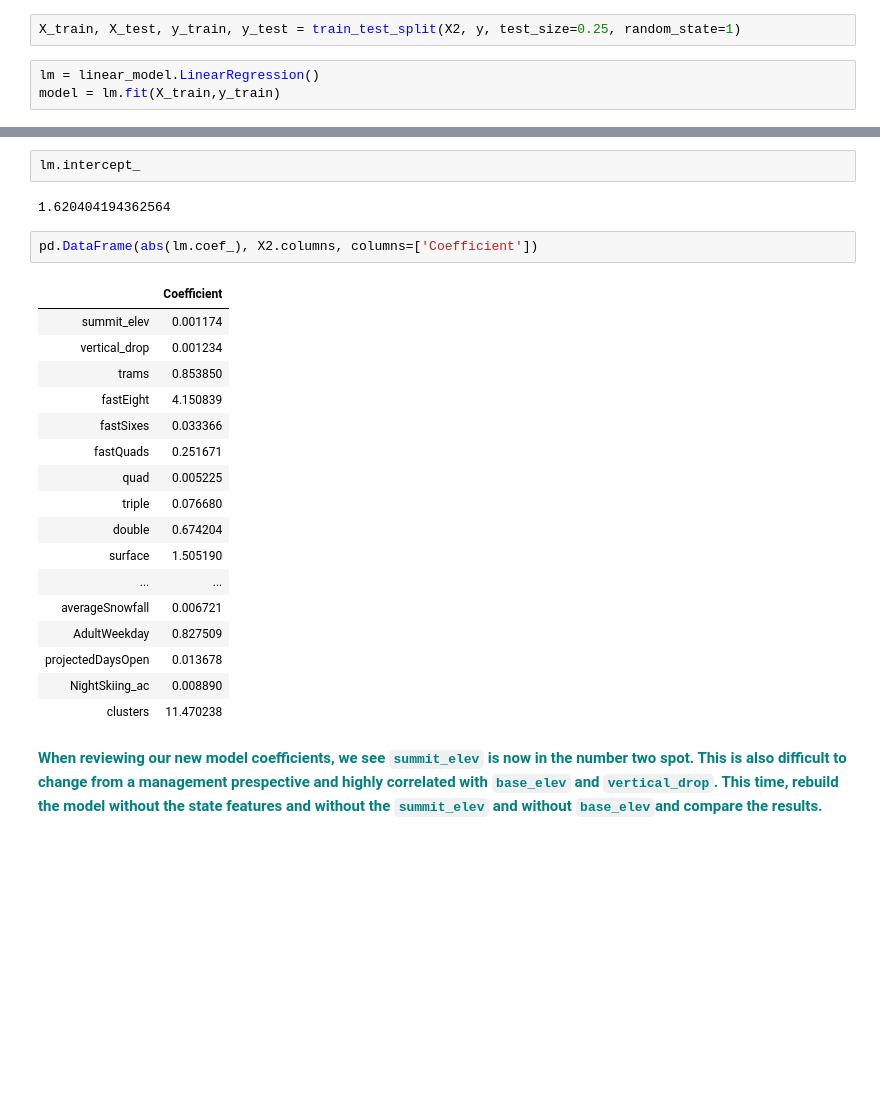
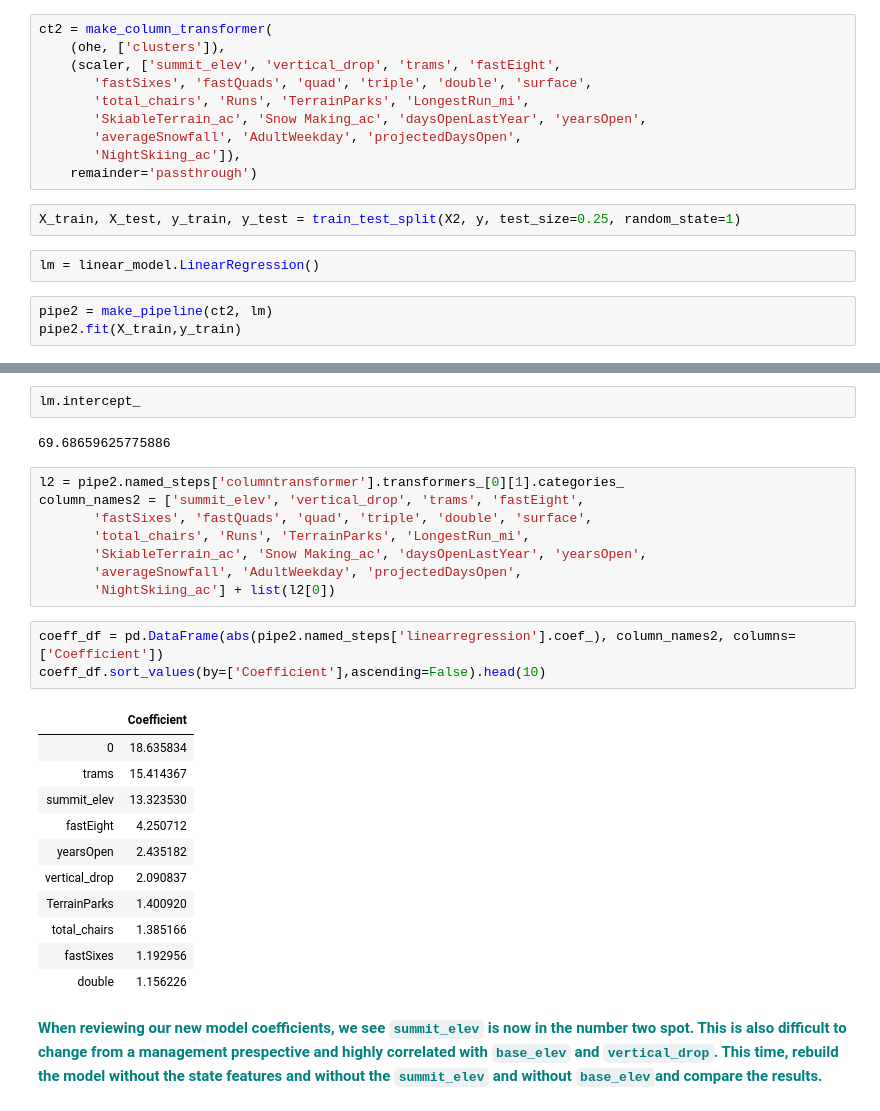
Before and after one commit to Tosburg/Springboard, a Jupyter notebook: 06-GuidedCapstone/Notebook_stepfourandfive.ipynb, the cells around one changed output, grey strips where cells are left out. Drawn from its saved outputs; the diff is of its cells as text; blank space fills up the shorter version.

```diff
--- a/06-GuidedCapstone/Notebook_stepfourandfive.ipynb
+++ b/06-GuidedCapstone/Notebook_stepfourandfive.ipynb
@@ -295,8 +285,20 @@ df.shape
 X2=df.drop(['AdultWeekend','Name','state'], axis=1)
 y=df.AdultWeekend
 y=y.ravel()
+# %%
+ct2 = make_column_transformer(
+    (ohe, ['clusters']),
+    (scaler, ['summit_elev', 'vertical_drop', 'trams', 'fastEight',
+       'fastSixes', 'fastQuads', 'quad', 'triple', 'double', 'surface',
+       'total_chairs', 'Runs', 'TerrainParks', 'LongestRun_mi',
+       'SkiableTerrain_ac', 'Snow Making_ac', 'daysOpenLastYear', 'yearsOpen',
+       'averageSnowfall', 'AdultWeekday', 'projectedDaysOpen',
+       'NightSkiing_ac']),
+    remainder='passthrough')
 # %%
 X_train, X_test, y_train, y_test = train_test_split(X2, y, test_size=0.25, random_state=1)
 # %%
 lm = linear_model.LinearRegression()
-model = lm.fit(X_train,y_train)
+# %%
+pipe2 = make_pipeline(ct2, lm)
+pipe2.fit(X_train,y_train)
@@ -313,27 +334,30 @@ mean_absolute_error(y_test, y_pred)
 # %%
 lm.intercept_
 # %% [output]
-1.620404194362564
+69.68659625775886
-# %%
-pd.DataFrame(abs(lm.coef_), X2.columns, columns=['Coefficient'])
-# %% [output]
-|  | Coefficient |
-| summit_elev | 0.001174 |
-| vertical_drop | 0.001234 |
-| trams | 0.853850 |
-| fastEight | 4.150839 |
-| fastSixes | 0.033366 |
-| fastQuads | 0.251671 |
-| quad | 0.005225 |
-| triple | 0.076680 |
-| double | 0.674204 |
-| surface | 1.505190 |
-| ... | ... |
-| averageSnowfall | 0.006721 |
-| AdultWeekday | 0.827509 |
-| projectedDaysOpen | 0.013678 |
-| NightSkiing_ac | 0.008890 |
-| clusters | 11.470238 |
+# %%
+l2 = pipe2.named_steps['columntransformer'].transformers_[0][1].categories_
+column_names2 = ['summit_elev', 'vertical_drop', 'trams', 'fastEight',
+       'fastSixes', 'fastQuads', 'quad', 'triple', 'double', 'surface',
+       'total_chairs', 'Runs', 'TerrainParks', 'LongestRun_mi',
+       'SkiableTerrain_ac', 'Snow Making_ac', 'daysOpenLastYear', 'yearsOpen',
+       'averageSnowfall', 'AdultWeekday', 'projectedDaysOpen',
+       'NightSkiing_ac'] + list(l2[0])
+# %%
+coeff_df = pd.DataFrame(abs(pipe2.named_steps['linearregression'].coef_), column_names2, columns=['Coefficient'])
+coeff_df.sort_values(by=['Coefficient'],ascending=False).head(10)
+# %% [output]
+|  | Coefficient |
+| 0 | 18.635834 |
+| trams | 15.414367 |
+| summit_elev | 13.323530 |
+| fastEight | 4.250712 |
+| yearsOpen | 2.435182 |
+| vertical_drop | 2.090837 |
+| TerrainParks | 1.400920 |
+| total_chairs | 1.385166 |
+| fastSixes | 1.192956 |
+| double | 1.156226 |
 # %% [markdown]
 **<font color='teal'> When reviewing our new model coefficients, we see `summit_elev` is now in the number two spot. This is also difficult to change from a management prespective and highly correlated with `base_elev` and `vertical_drop`.  This time, rebuild the model without the state features and without the `summit_elev` and without `base_elev`and compare the results. </font>**
 # %% [markdown]
```
Also changed, not shown: parts of 47 cells of this notebook, 3 other files.
